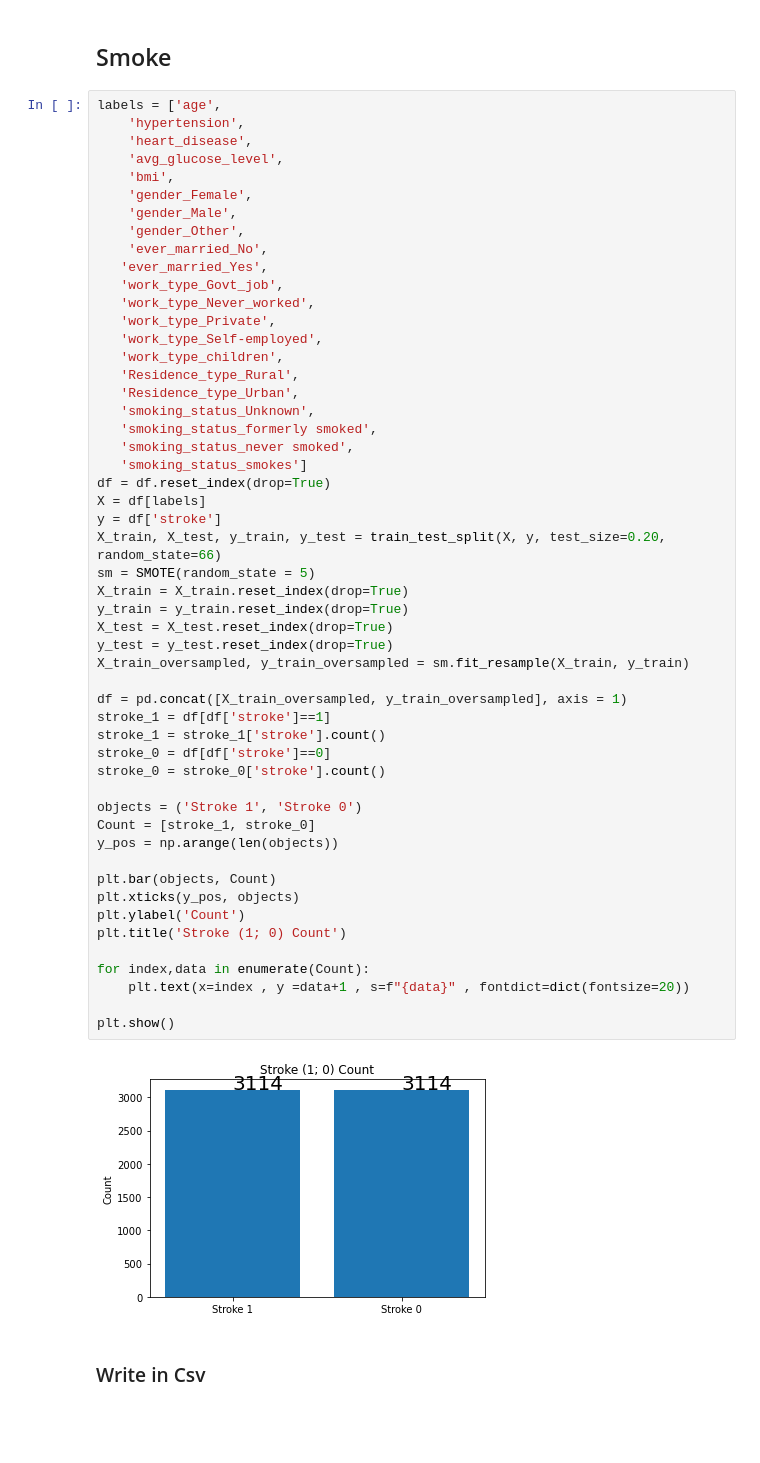
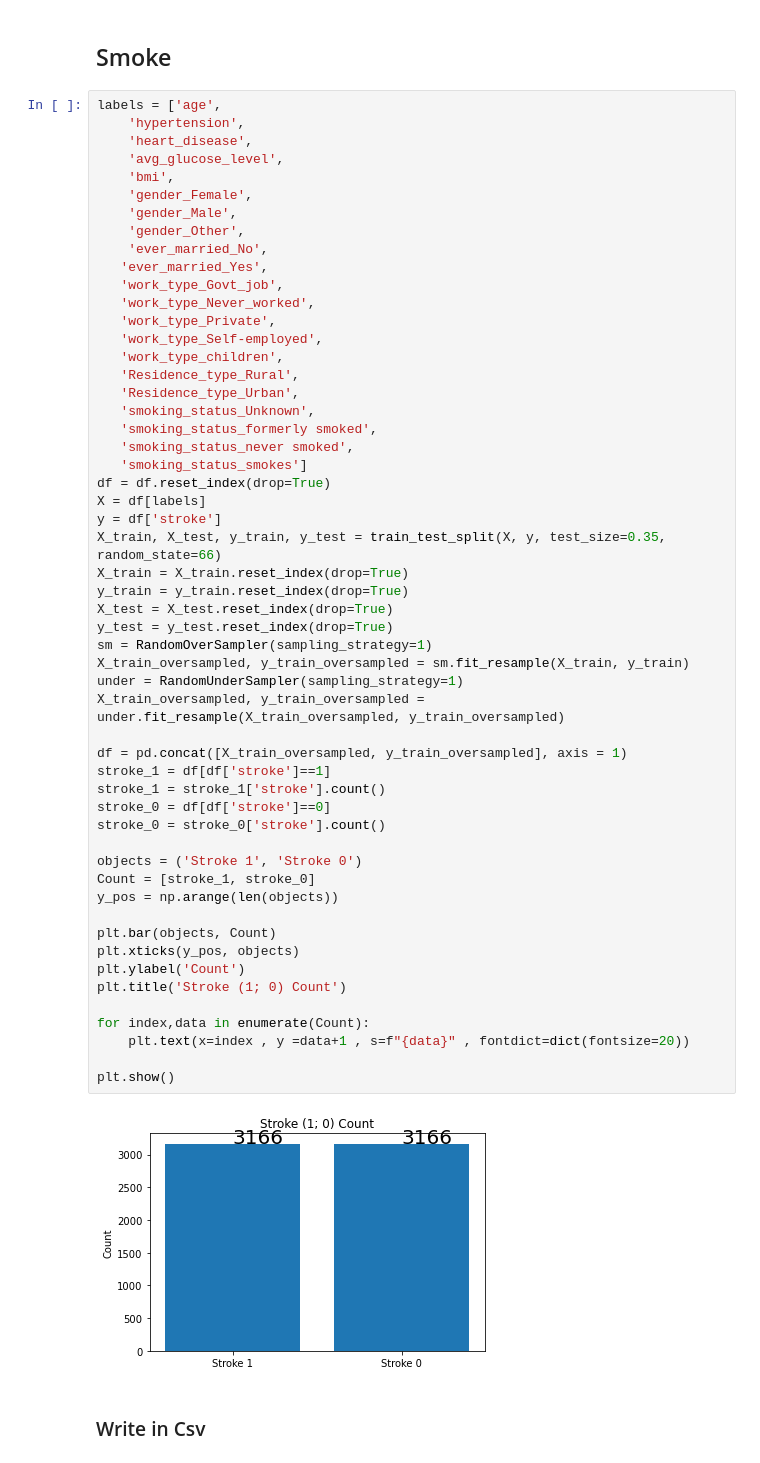
Before and after one commit to luisfreitas213/StrokePredicton, a Jupyter notebook: 02.DataPreparation.ipynb, the cells around one changed output. Saved outputs shown, nothing was run; the diff lists cells and outputs as text; blank space fills up the shorter version.

```diff
--- a/02.DataPreparation_Featureengineering.ipynb
+++ b/02.DataPreparation.ipynb
@@ -156,36 +161,38 @@ labels = ['age',
    'smoking_status_smokes']
 df = df.reset_index(drop=True)
 X = df[labels]
 y = df['stroke']
-X_train, X_test, y_train, y_test = train_test_split(X, y, test_size=0.20, random_state=66)
-sm = SMOTE(random_state = 5)
+X_train, X_test, y_train, y_test = train_test_split(X, y, test_size=0.35, random_state=66)
 X_train = X_train.reset_index(drop=True)
 y_train = y_train.reset_index(drop=True)
 X_test = X_test.reset_index(drop=True)
 y_test = y_test.reset_index(drop=True)
+sm = RandomOverSampler(sampling_strategy=1)
 X_train_oversampled, y_train_oversampled = sm.fit_resample(X_train, y_train)
+under = RandomUnderSampler(sampling_strategy=1)
+X_train_oversampled, y_train_oversampled = under.fit_resample(X_train_oversampled, y_train_oversampled)
 
 df = pd.concat([X_train_oversampled, y_train_oversampled], axis = 1)
 stroke_1 = df[df['stroke']==1]
 stroke_1 = stroke_1['stroke'].count()
 stroke_0 = df[df['stroke']==0]
 stroke_0 = stroke_0['stroke'].count()
 
 objects = ('Stroke 1', 'Stroke 0')
 Count = [stroke_1, stroke_0]
 y_pos = np.arange(len(objects))
 
 plt.bar(objects, Count)
 plt.xticks(y_pos, objects)
 plt.ylabel('Count')
 plt.title('Stroke (1; 0) Count')
 
 for index,data in enumerate(Count):
     plt.text(x=index , y =data+1 , s=f"{data}" , fontdict=dict(fontsize=20))
 
 plt.show()
 # %% [output]
-[figure, old version]
+[figure, new version]
 # %% [markdown]
 ### Write in Csv
 # %%
```
Also changed, not shown: parts of 3 cells of this notebook, 3 other files.
